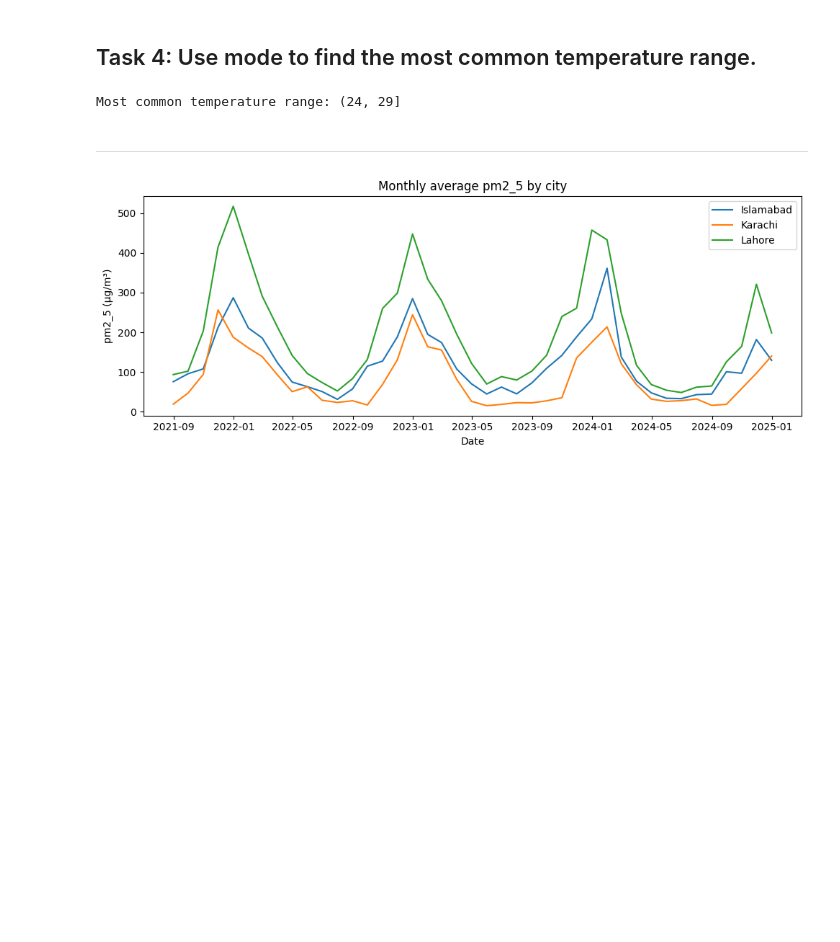
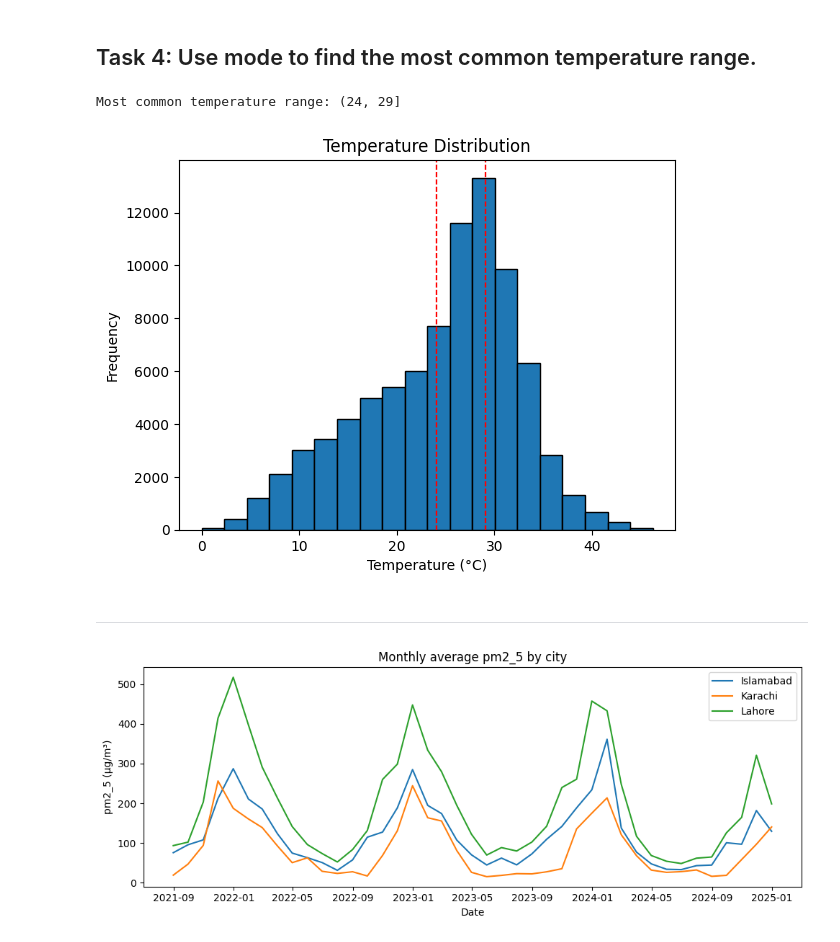
Before and after one commit to MuhammadRehanRasool/masters-smm-a3, a Jupyter notebook: Question 2/solution.ipynb, the cells around one changed output. Saved outputs shown, nothing was run; the diff lists cells and outputs as text; code cells hidden in the pictures; blank space fills up the shorter version.

```diff
--- a/Question 2/solution.ipynb
+++ b/Question 2/solution.ipynb
@@ -178,6 +190,18 @@ df['temp_range'] = pd.cut(df['temp'], bins=bins)
 print("\nMost common temperature range:", df['temp_range'].mode().iloc[0])
 # %% [output]
 Most common temperature range: (24, 29]
+# %%
+# Visualise temperature distribution
+plt.hist(df['temp'], bins=20, edgecolor='black')
+plt.title('Temperature Distribution')
+common_range = df['temp_range'].mode().iloc[0]
+plt.axvline(common_range.left, color='red', linestyle='dashed', linewidth=1)
+plt.axvline(common_range.right, color='red', linestyle='dashed', linewidth=1)
+plt.xlabel('Temperature (°C)')
+plt.ylabel('Frequency')
+plt.show()
+# %% [output]
+[figure, added]
 # %% [markdown]
 _______________________
 # %%
```
Also changed, not shown: parts of 1 cell of this notebook, 3 other files.
